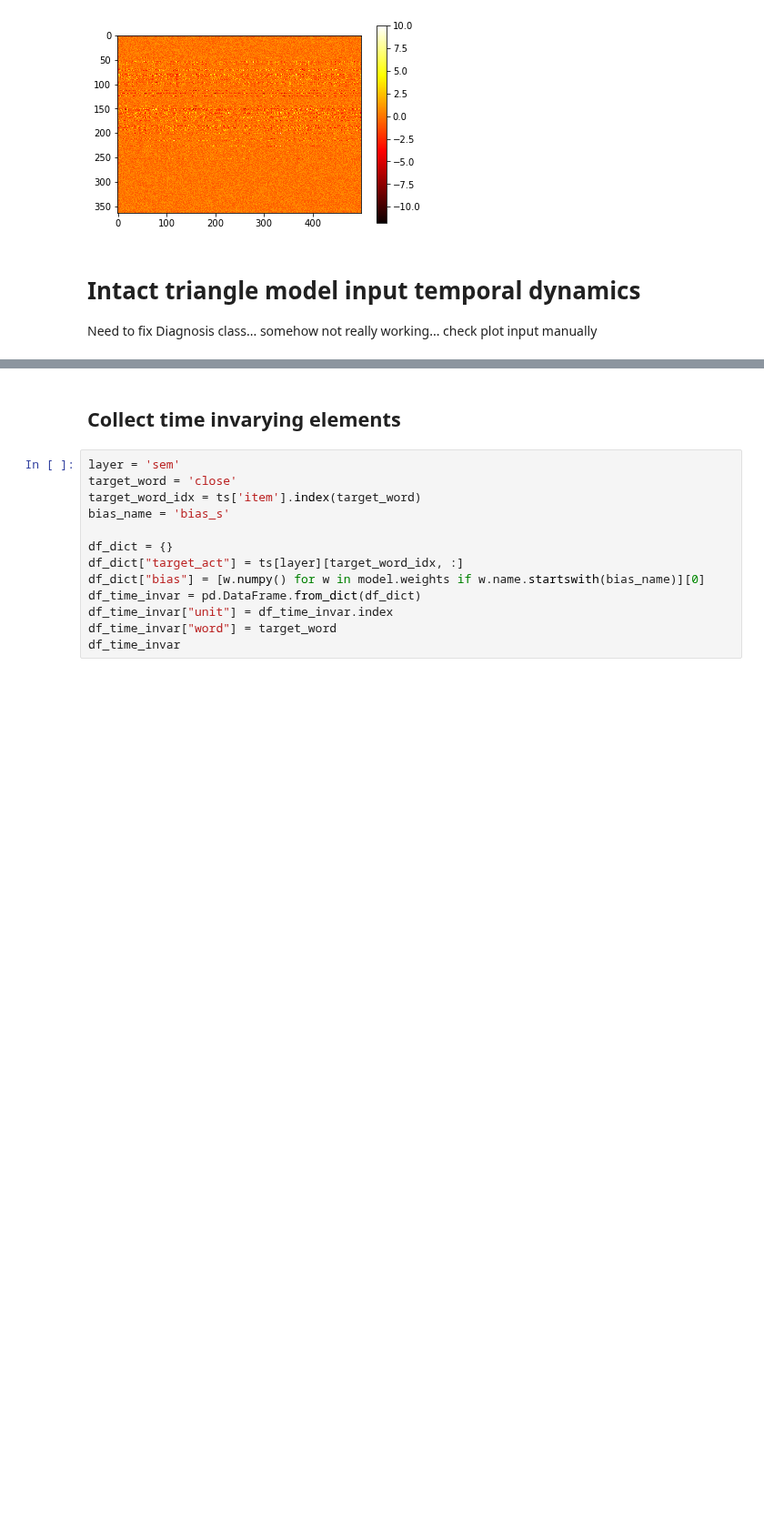
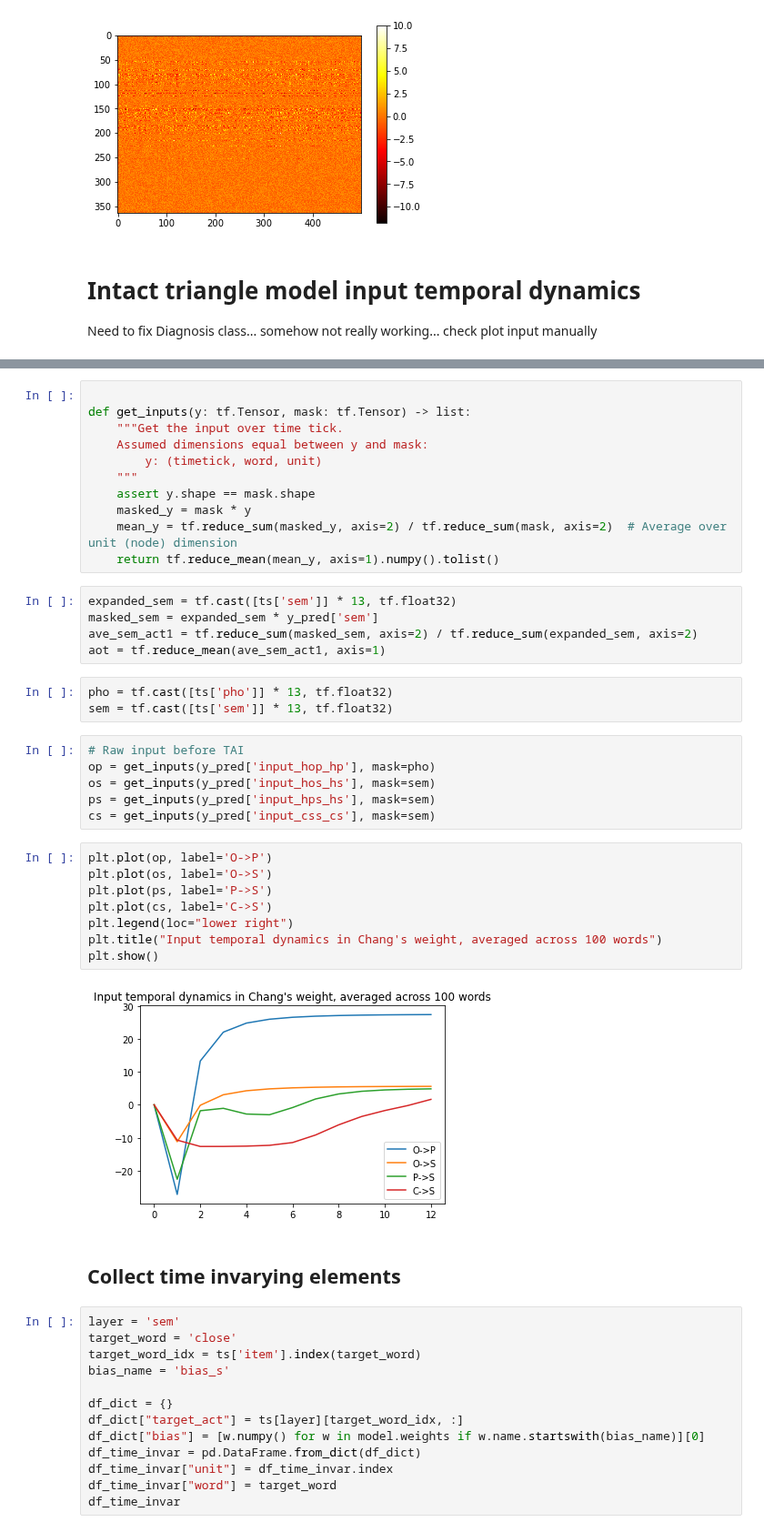
Before and after one commit to JasonLo/triangle_model, a Jupyter notebook: issues/mikenet_surgery/surgery.ipynb, the cells around one changed output, grey strips where cells are left out. Shown at 91% size. Drawn from its saved outputs; the diff is of its cells as text; blank space fills up the shorter version.

Commit message:
plot input over tick using mn weights

```diff
--- a/issues/mikenet_surgery/surgery.ipynb
+++ b/issues/mikenet_surgery/surgery.ipynb
@@ -149,3 +186,38 @@ y_pred = model([ts['ort']] * cfg.n_timesteps)
+# %%
+
+def get_inputs(y: tf.Tensor, mask: tf.Tensor) -> list:
+    """Get the input over time tick.
+    Assumed dimensions equal between y and mask:
+        y: (timetick, word, unit)
+    """
+    assert y.shape == mask.shape
+    masked_y = mask * y
+    mean_y = tf.reduce_sum(masked_y, axis=2) / tf.reduce_sum(mask, axis=2)  # Average over unit (node) dimension
+    return tf.reduce_mean(mean_y, axis=1).numpy().tolist()
+# %%
+expanded_sem = tf.cast([ts['sem']] * 13, tf.float32)
+masked_sem = expanded_sem * y_pred['sem']
+ave_sem_act1 = tf.reduce_sum(masked_sem, axis=2) / tf.reduce_sum(expanded_sem, axis=2)
+aot = tf.reduce_mean(ave_sem_act1, axis=1)
+# %%
+pho = tf.cast([ts['pho']] * 13, tf.float32)
+sem = tf.cast([ts['sem']] * 13, tf.float32)
+# %%
+# Raw input before TAI
+op = get_inputs(y_pred['input_hop_hp'], mask=pho)
+os = get_inputs(y_pred['input_hos_hs'], mask=sem)
+ps = get_inputs(y_pred['input_hps_hs'], mask=sem)
+cs = get_inputs(y_pred['input_css_cs'], mask=sem)
+# %%
+plt.plot(op, label='O->P')
+plt.plot(os, label='O->S')
+plt.plot(ps, label='P->S')
+plt.plot(cs, label='C->S')
+plt.legend(loc="lower right")
+plt.title("Input temporal dynamics in Chang's weight, averaged across 100 words")
+plt.show()
+# %% [output]
+[figure, added]
 # %% [markdown]
 ## Collect time invarying elements
 # %%
```
Also changed, not shown: parts of 8 cells of this notebook.
